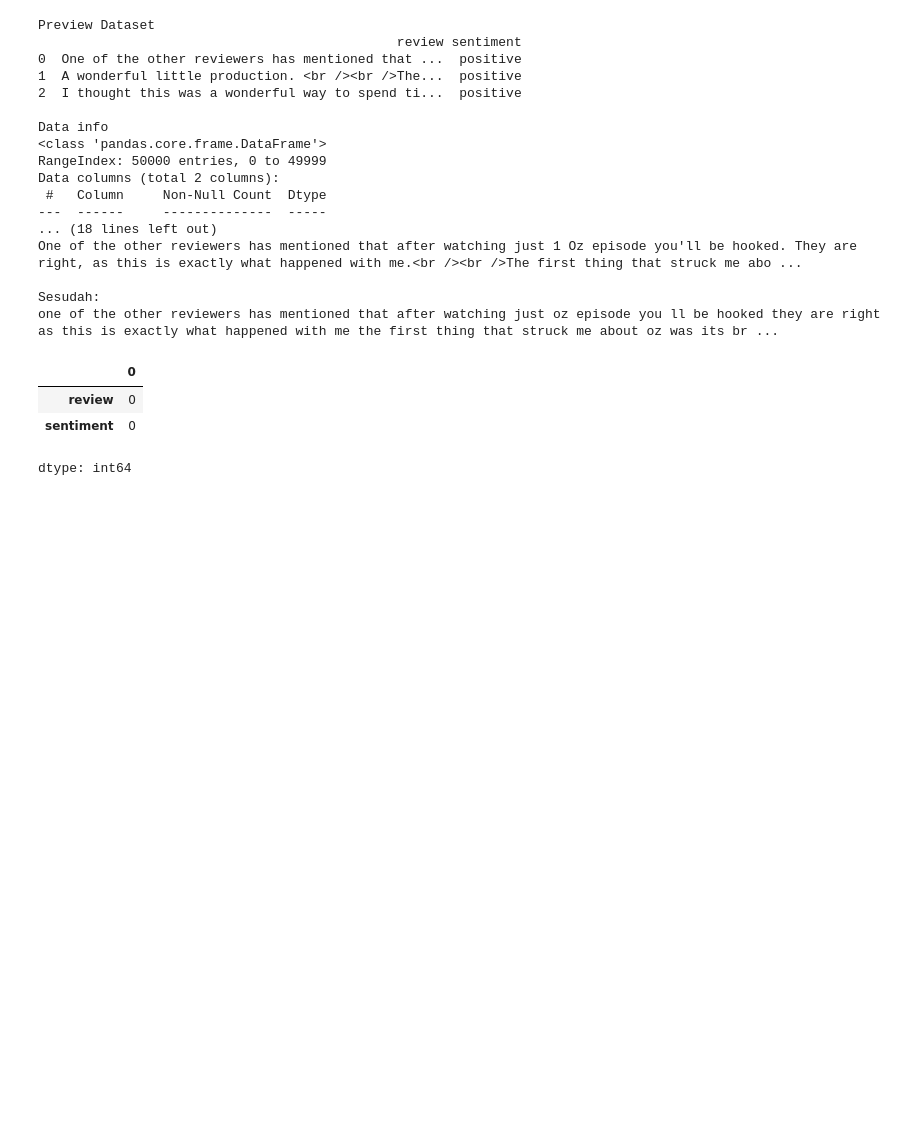
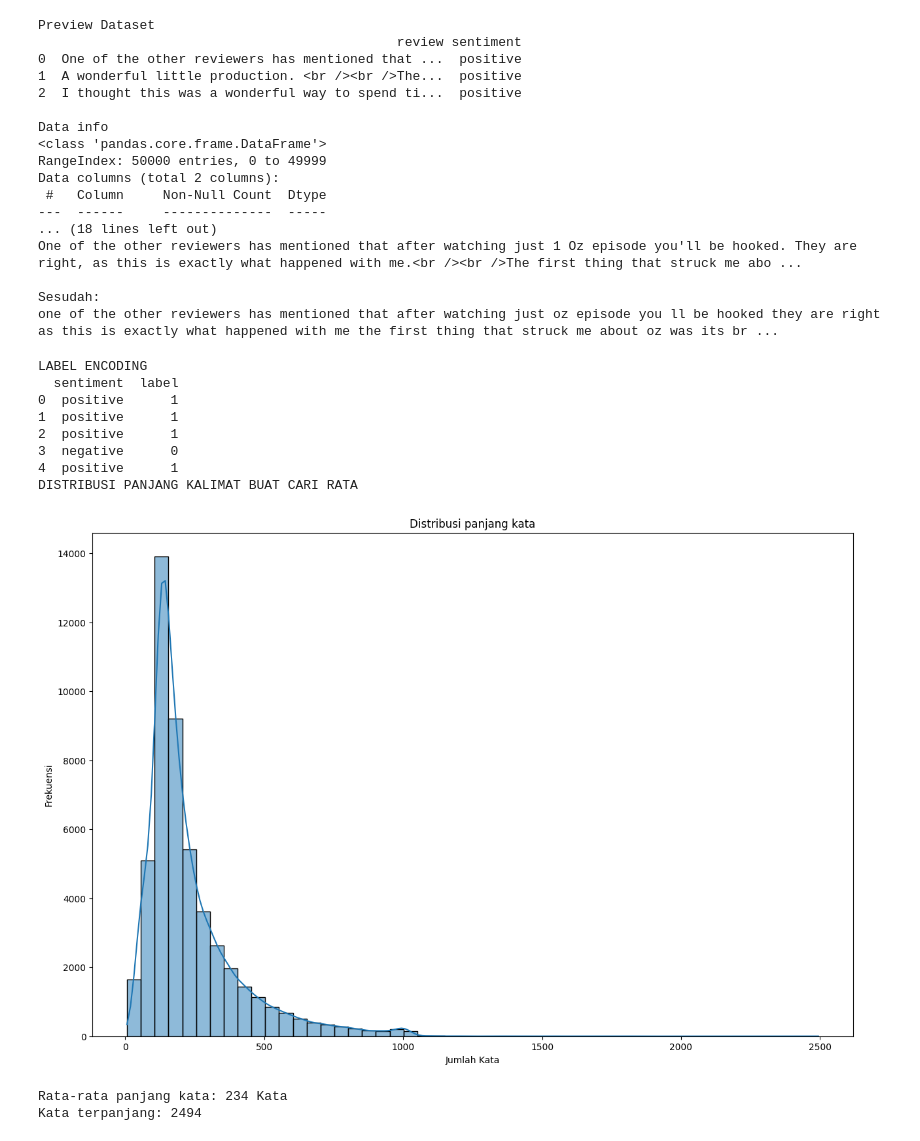
Before and after one commit to jasonenkristo123/AIML-Learn, a Jupyter notebook: sentiment_movie.ipynb, the cells around one changed output. Cells and saved outputs as stored; diff of their text form; code cells hidden in the pictures; blank space fills up the shorter version.

```diff
--- a/sentiment_movie.ipynb
+++ b/sentiment_movie.ipynb
@@ -14,8 +18,7 @@ path = 'https://drive.google.com/drive/u/0/folders/1C72utOvVEEQCflQsSGakA3HJKGTf
 # %% [output]
 Mounted at /content/drive
 # %%
-# Use the correct local file path instead of the Google Drive web URL
-csv_path = '/content/imdbmovie.csv'
+csv_path = '/content/drive/MyDrive/sentiment movie/imdbmovie.csv'
 
 df = pd.read_csv(csv_path, skip_blank_lines=True, quoting=csv.QUOTE_MINIMAL, on_bad_lines='skip')
 
@@ -79,10 +82,33 @@ One of the other reviewers has mentioned that after watching just 1 Oz episode y
 
 Sesudah:
 one of the other reviewers has mentioned that after watching just oz episode you ll be hooked they are right as this is exactly what happened with me the first thing that struck me about oz was its br ...
-# %%
-df.isnull().sum()
-# %% [output]
-|  | 0 |
-| review | 0 |
-| sentiment | 0 |
-dtype: int64
+# %%
+print("LABEL ENCODING")
+
+df['label'] = df['sentiment'].map({'positive': 1, 'negative': 0})
+print(df[['sentiment', 'label']].head(5))
+
+print("DISTRIBUSI PANJANG KALIMAT BUAT CARI RATA")
+df['word_count'] = df['clean_review'].apply(lambda x: len(str(x).split()))
+
+plt.figure(figsize=(15, 10))
+plt.title("Distribusi panjang kata")
+sns.histplot(df['word_count'], bins=50, kde=True)
+plt.xlabel("Jumlah Kata")
+plt.ylabel("Frekuensi")
+plt.show()
+
+print(f"Rata-rata panjang kata: {df['word_count'].mean():.0f} Kata")
+print(f"Kata terpanjang: {df['word_count'].max()}")
+# %% [output]
+LABEL ENCODING
+  sentiment  label
+0  positive      1
+1  positive      1
+2  positive      1
+3  negative      0
+4  positive      1
+DISTRIBUSI PANJANG KALIMAT BUAT CARI RATA
+[figure, added]
+Rata-rata panjang kata: 234 Kata
+Kata terpanjang: 2494
```
Also changed, not shown: parts of 2 cells of this notebook.
